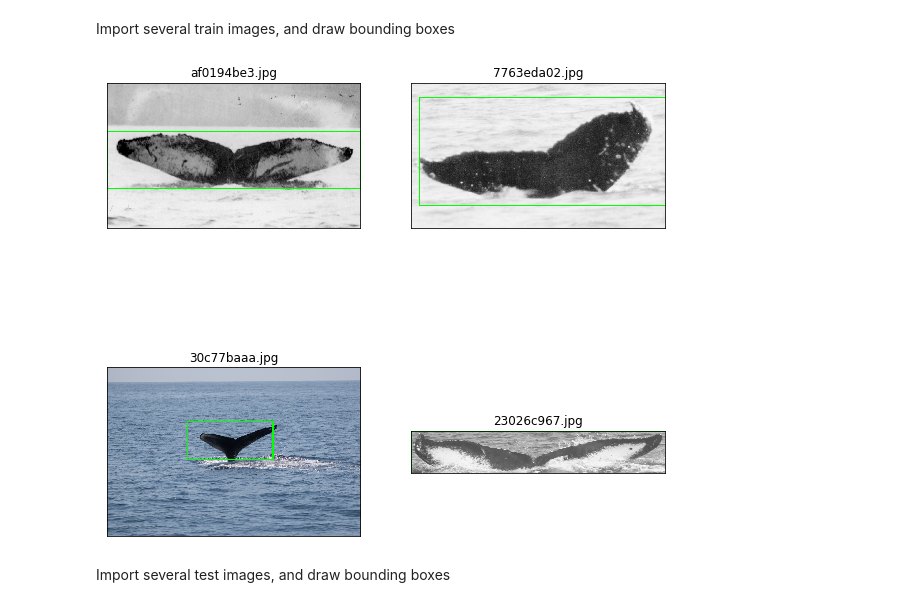
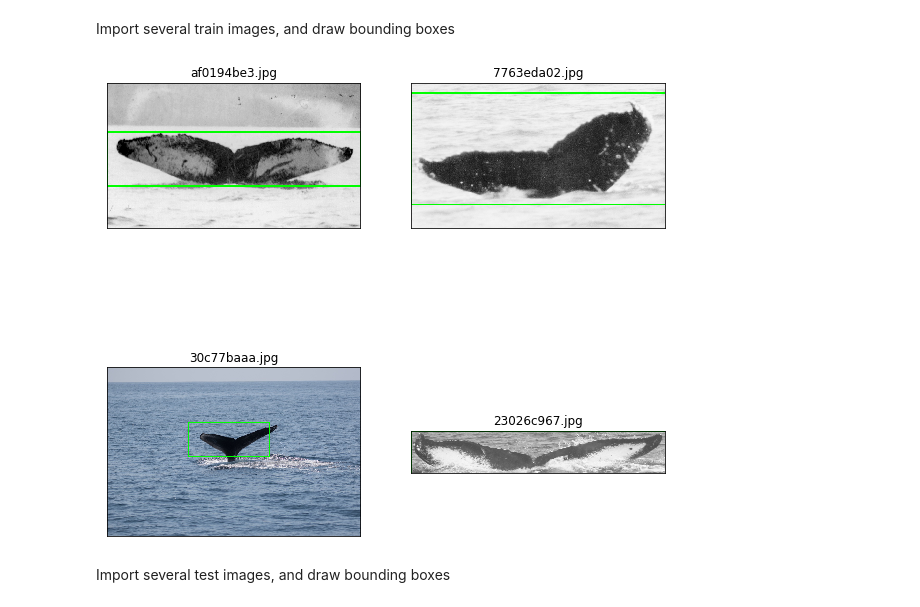
Before and after one commit to yxlee245/kaggle-whale-2018, a Jupyter notebook: Data_Preprocessing_v2.ipynb, the cells around one changed output. Saved outputs shown, nothing was run; the diff lists cells and outputs as text; code cells hidden in the pictures.

```diff
--- a/Data_Preprocessing_v2.ipynb
+++ b/Data_Preprocessing_v2.ipynb
@@ -76,0 +87,15 @@ bbox_df = pd.read_csv('bounding_boxes.csv')
+# %%
+image = skimage.io.imread('data/raw/train/30c77baaa.jpg')
+image_rgb = skimage.color.gray2rgb(image)
+x0, y0, x1, y1 = np.array(bbox_df[bbox_df.Image == '30c77baaa.jpg'][['x0', 'y0', 'x1', 'y1']]).flatten()
+# Adding crop margin to compensate for inaccuracies in bounding box
+crop_margin = 0.05
+dx = x1 - x0
+dy = y1 - y0
+# Using max and min to prevent adjusted bounding box vertices from going beyond the image boundary
+x0, y0 = max(0, int(x0 - dx * crop_margin)), max(0, int(y0 - dy * crop_margin))
+x1, y1 = min(image.shape[1], int(x1 + dx * crop_margin + 1)), min(image.shape[0], int(y1 + dy * crop_margin + 1))
+cv2.rectangle(image_rgb,(x0,y0),(x1,y1),(255,255,0),3)
+plt.imshow(image_rgb)
+plt.tick_params(axis='both', bottom=False, left=False, labelbottom=False, labelleft=False)
+plt.savefig('image_bounding_box_example.png')
@@ -79,26 +106,27 @@ Import several train images, and draw bounding boxes
 # %%
 plt.figure(figsize=(10, 10))
 train_file_list_partial = glob.glob('data/raw/train/*.jpg')[:4]
 train_file_list_short_partial = [train_file.replace('data/raw/train/', '') for train_file in train_file_list_partial]
 
 for i in range(4):
     plt.subplot(2, 2, i + 1)
     image = skimage.io.imread(train_file_list_partial[i])
     image_rgb = skimage.color.gray2rgb(image)
     x0, y0, x1, y1 = np.array(bbox_df[bbox_df.Image ==\
                                       train_file_list_short_partial[i]][['x0', 'y0', 'x1', 'y1']]).flatten()
     # Adding crop margin to compensate for inaccuracies in bounding box
     crop_margin = 0.05
+    dx = x1 - x0
+    dy = y1 - y0
     # Using max and min to prevent adjusted bounding box vertices from going beyond the image boundary
-    x0, y0 = max(0, int((1 - crop_margin) * x0)), max(0, int((1 - crop_margin) * y0))
-    x1, y1 = min(image.shape[1], int((1 + crop_margin) * x1)), min(image.shape[0], int((1 + crop_margin) * y1))
+    x0, y0 = max(0, int(x0 - dx * crop_margin)), max(0, int(y0 - dy * crop_margin))
+    x1, y1 = min(image.shape[1], int(x1 + dx * crop_margin + 1)), min(image.shape[0], int(y1 + dy * crop_margin + 1))
     cv2.rectangle(image_rgb,(x0,y0),(x1,y1),(0,255,0),3)
     plt.title(train_file_list_short_partial[i])
     plt.imshow(image_rgb)
     plt.tick_params(axis='both', bottom=False, left=False, labelbottom=False, labelleft=False)
-    plt.savefig('image_bounding_box_{}.png'.format(i + 1))
 # %% [output]
-[figure, old version]
+[figure, new version]
 # %% [markdown]
 Import several test images, and draw bounding boxes
 # %%
```
Also changed, not shown: parts of 7 cells of this notebook.
